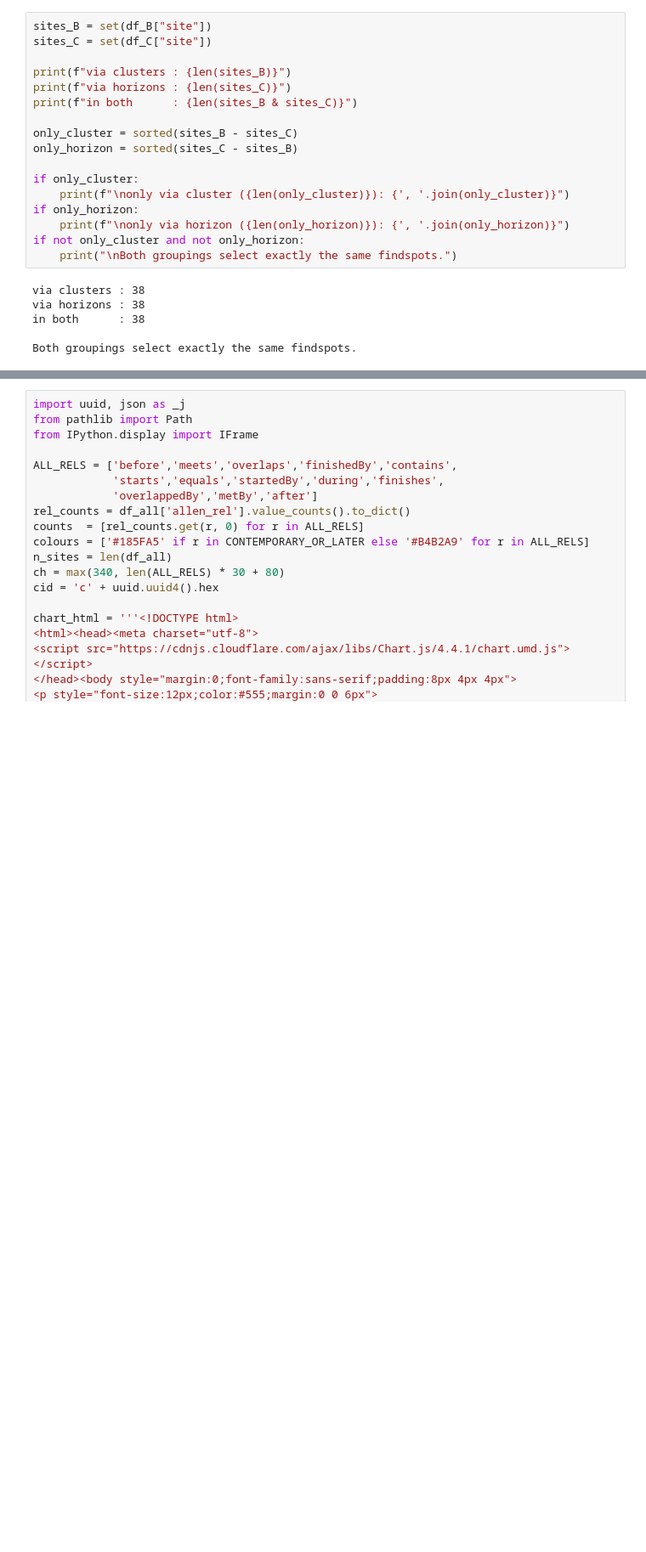
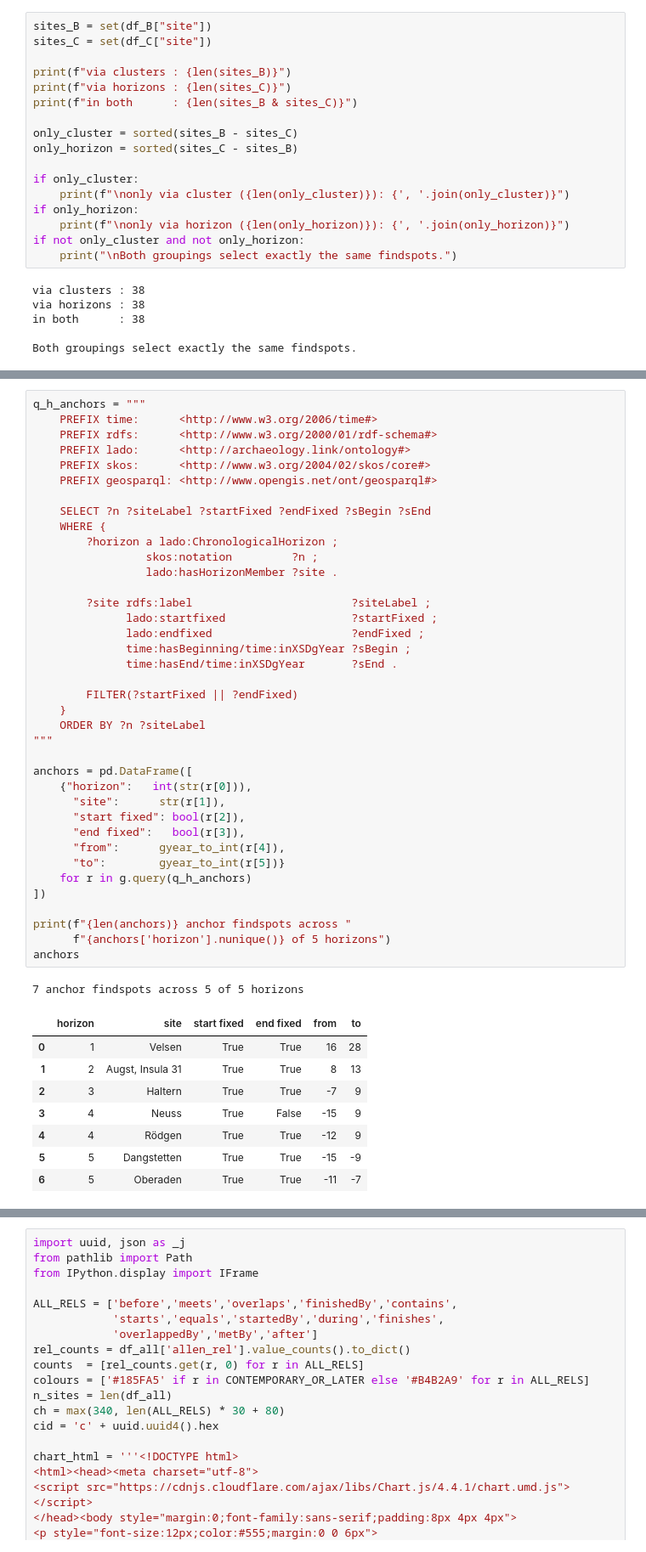
Before and after one commit to leiza-scit/CAA2026-alligator, a Jupyter notebook: notebook/clades_variana_temporal.ipynb, the cells around one changed output, grey strips where cells are left out. Shown at 85% size. Cells and saved outputs as stored; diff of their text form; blank space fills up the shorter version.

```diff
--- a/notebook/clades_variana_temporal.ipynb
+++ b/notebook/clades_variana_temporal.ipynb
@@ -511,0 +658,48 @@ Both groupings select exactly the same findspots.
+# %%
+q_h_anchors = """
+    PREFIX time:      <http://www.w3.org/2006/time#>
+    PREFIX rdfs:      <http://www.w3.org/2000/01/rdf-schema#>
+    PREFIX lado:      <http://archaeology.link/ontology#>
+    PREFIX skos:      <http://www.w3.org/2004/02/skos/core#>
+    PREFIX geosparql: <http://www.opengis.net/ont/geosparql#>
+
+    SELECT ?n ?siteLabel ?startFixed ?endFixed ?sBegin ?sEnd
+    WHERE {
+        ?horizon a lado:ChronologicalHorizon ;
+                 skos:notation         ?n ;
+                 lado:hasHorizonMember ?site .
+
+        ?site rdfs:label                        ?siteLabel ;
+              lado:startfixed                   ?startFixed ;
+              lado:endfixed                     ?endFixed ;
+              time:hasBeginning/time:inXSDgYear ?sBegin ;
+              time:hasEnd/time:inXSDgYear       ?sEnd .
+
+        FILTER(?startFixed || ?endFixed)
+    }
+    ORDER BY ?n ?siteLabel
+"""
+
+anchors = pd.DataFrame([
+    {"horizon":   int(str(r[0])),
+      "site":      str(r[1]),
+      "start fixed": bool(r[2]),
+      "end fixed":   bool(r[3]),
+      "from":      gyear_to_int(r[4]),
+      "to":        gyear_to_int(r[5])}
+    for r in g.query(q_h_anchors)
+])
+
+print(f"{len(anchors)} anchor findspots across "
+      f"{anchors['horizon'].nunique()} of 5 horizons")
+anchors
+# %% [output]
+7 anchor findspots across 5 of 5 horizons
+|  | horizon | site | start fixed | end fixed | from | to |
+| 0 | 1 | Velsen | True | True | 16 | 28 |
+| 1 | 2 | Augst, Insula 31 | True | True | 8 | 13 |
+| 2 | 3 | Haltern | True | True | -7 | 9 |
+| 3 | 4 | Neuss | True | False | -15 | 9 |
+| 4 | 4 | Rödgen | True | True | -12 | 9 |
+| 5 | 5 | Dangstetten | True | True | -15 | -9 |
+| 6 | 5 | Oberaden | True | True | -11 | -7 |
```
Also changed, not shown: parts of 14 cells of this notebook, 2 other files.
